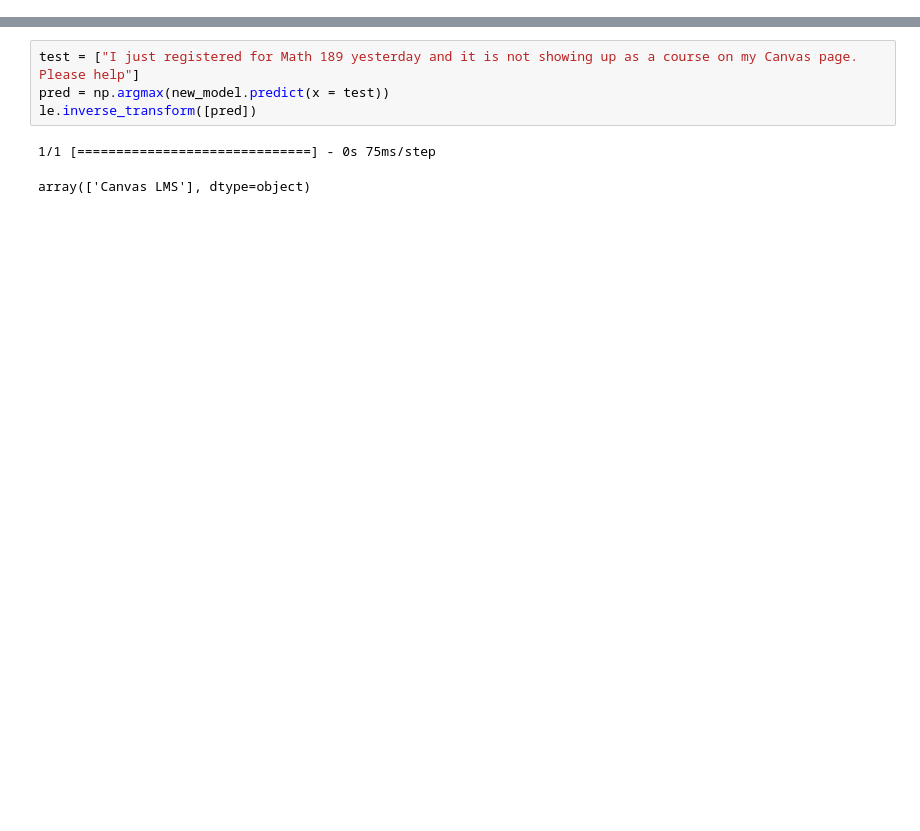
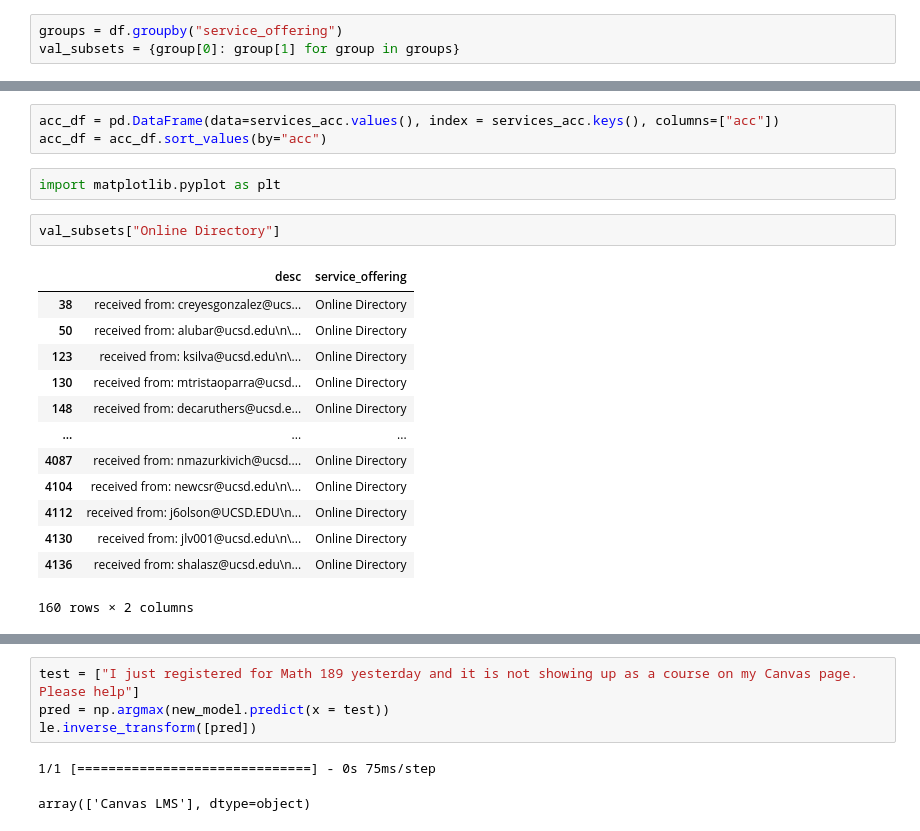
Before and after one commit to AlanXZhang/ITS-Classifier, a Jupyter notebook: notebooks/test_bert.ipynb, the cells around one changed output, grey strips where cells are left out. Cells and saved outputs as stored; diff of their text form; blank space fills up the shorter version.

```diff
--- a/notebooks/test_bert.ipynb
+++ b/notebooks/test_bert.ipynb
@@ -45,0 +39,3 @@ df.head()
+# %%
+groups = df.groupby("service_offering")
+val_subsets = {group[0]: group[1] for group in groups}
@@ -111,0 +202,21 @@ np.mean(final_pred==y_train)
+# %%
+acc_df = pd.DataFrame(data=services_acc.values(), index = services_acc.keys(), columns=["acc"])
+acc_df = acc_df.sort_values(by="acc")
+# %%
+import matplotlib.pyplot as plt
+# %%
+val_subsets["Online Directory"]
+# %% [output]
+|  | desc | service_offering |
+| 38 | received from: creyesgonzalez@ucs... | Online Directory |
+| 50 | received from: alubar@ucsd.edu\n\... | Online Directory |
+| 123 | received from: ksilva@ucsd.edu\n\... | Online Directory |
+| 130 | received from: mtristaoparra@ucsd... | Online Directory |
+| 148 | received from: decaruthers@ucsd.e... | Online Directory |
+| ... | ... | ... |
+| 4087 | received from: nmazurkivich@ucsd.... | Online Directory |
+| 4104 | received from: newcsr@ucsd.edu\n\... | Online Directory |
+| 4112 | received from: j6olson@UCSD.EDU\n... | Online Directory |
+| 4130 | received from: jlv001@ucsd.edu\n\... | Online Directory |
+| 4136 | received from: shalasz@ucsd.edu\n... | Online Directory |
+160 rows × 2 columns
```
Also changed, not shown: parts of 38 cells of this notebook, 12 other files.
